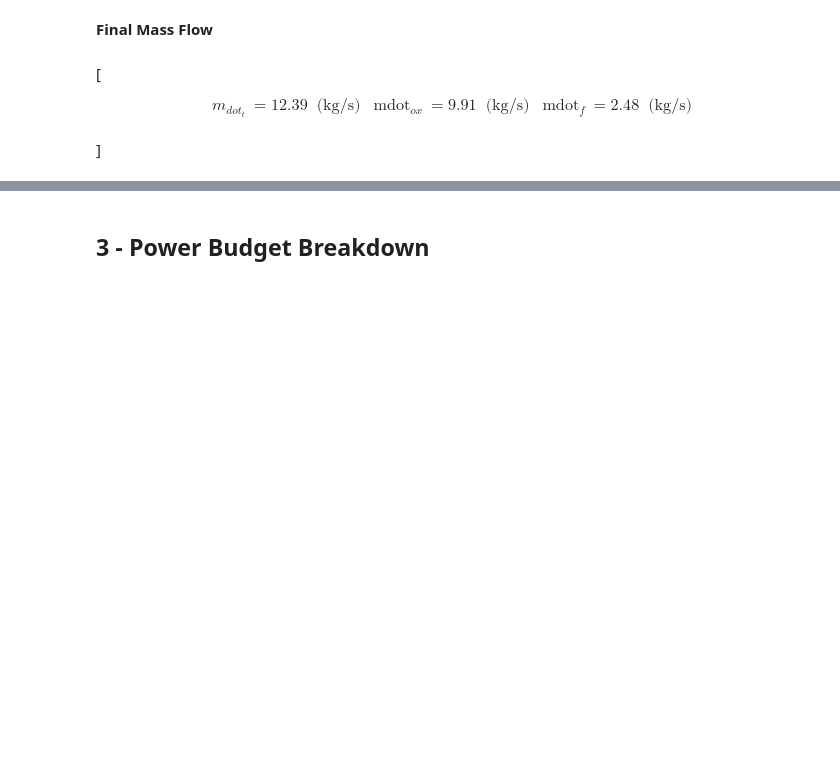
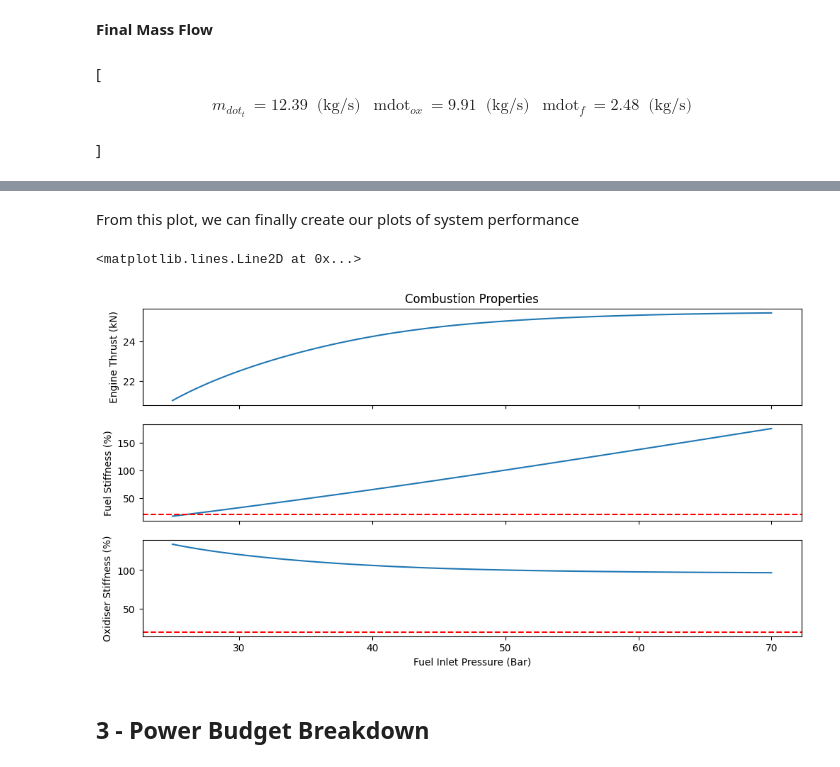
Before and after one commit to Open-Turbopumps/ManRayAndTheDirtyBubble, a Jupyter notebook: systems/system_sizing.ipynb, the cells around one changed output, grey strips where cells are left out. Drawn from its saved outputs; the diff is of its cells as text; code cells hidden in the pictures; blank space fills up the shorter version.

```diff
--- a/systems/system_sizing.ipynb
+++ b/systems/system_sizing.ipynb
@@ -227,3 +278,30 @@ m_{dot_{t}} &= 12.39 \; \;\textrm{(kg/s)}
+# %% [markdown]
+From this plot, we can finally create our plots of system performance
+# %%
+fig, ax = plt.subplots(3,1, sharex=True)
+
+fig.set_size_inches(12, 6)
+
+# First Plot will be the Total Enthalpy Delivered
+ax[0].plot(P_inlet_array/1e5, np.array(F_array)/1e3)
+ax[0].set_ylabel("Engine Thrust (kN)")
+ax[0].set_title("Combustion Properties")
+
+
+# Second Plot will be Fuel Stiffness
+ax[1].plot(P_inlet_array/1e5, np.array(fu_stiff_array)*100)
+ax[1].set_ylabel("Fuel Stiffness (%)")
+ax[1].axhline(20, linestyle="--", color="r")
+
+
+# Thrid Plot will be Oxidiser Stiffness
+ax[2].plot(P_inlet_array/1e5, np.array(ox_stiff_array)*100)
+ax[2].set_ylabel("Oxidiser Stiffness (%)")
+ax[2].set_xlabel("Fuel Inlet Pressure (Bar)")
+ax[2].axhline(20, linestyle="--", color="r")
+# %% [output]
+<matplotlib.lines.Line2D at 0x...>
+[figure, added]
 # %% [markdown]
 ## 3 - Power Budget Breakdown
 # %% [markdown]
```
Also changed, not shown: parts of 5 cells of this notebook, 2 other files.
